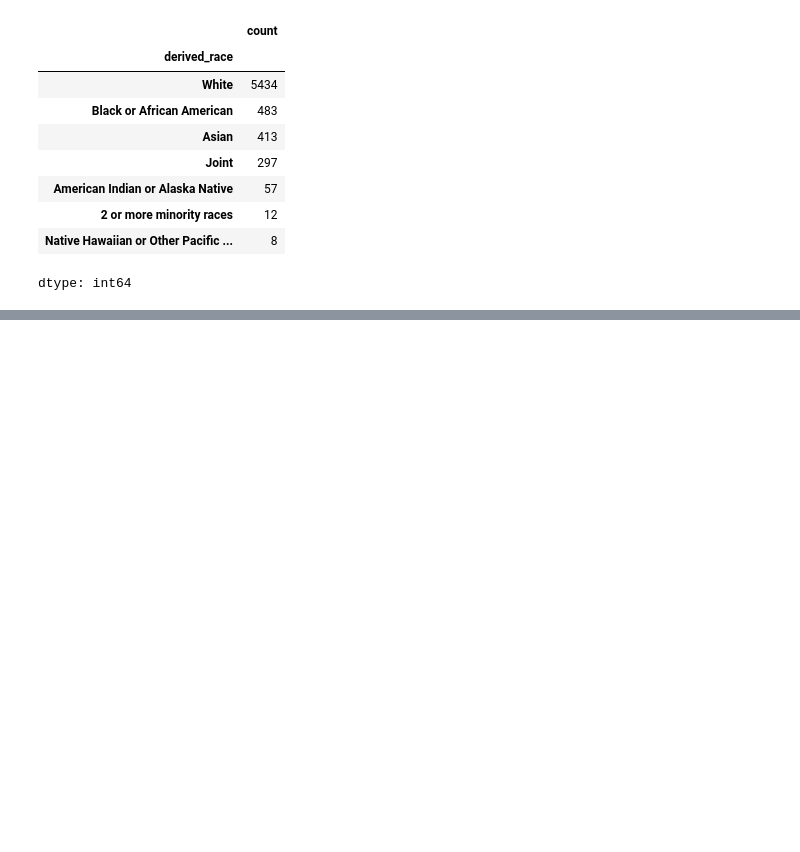
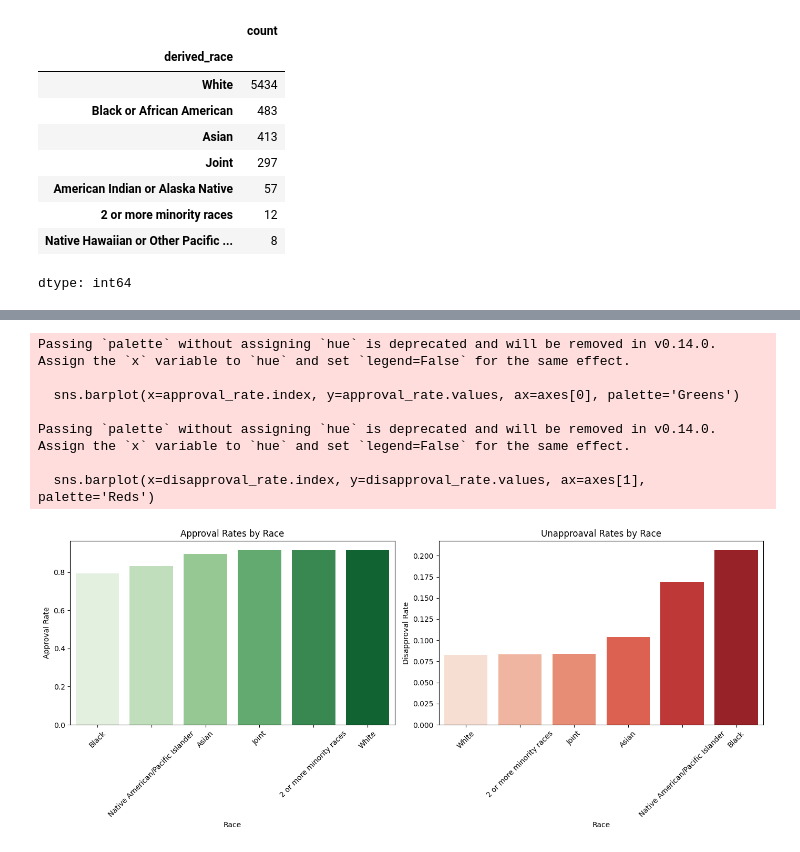
Before and after one commit to Group4-s2025/DATA-6550-Algorithms, a Jupyter notebook: Module_4_Project_Group_4.ipynb, the cells around one changed output, grey strips where cells are left out. Drawn from its saved outputs; the diff is of its cells as text; code cells hidden in the pictures; blank space fills up the shorter version.

```diff
--- a/Module_4_Project_Group_4.ipynb
+++ b/Module_4_Project_Group_4.ipynb
@@ -130,0 +132,33 @@ plt.show()
+# %%
+# Calculate the approval and disapproval rates by race
+df_ratio = df.groupby(['derived_race', 'was_approved']).size().unstack().apply(lambda x: x / x.sum(), axis=1)
+
+fig, axes = plt.subplots(1, 2, figsize=(14, 6))
+
+# Plot approval rates
+approval_rate = df_ratio[1].sort_values(ascending=True)
+sns.barplot(x=approval_rate.index, y=approval_rate.values, ax=axes[0], palette='Greens')
+axes[0].set_title('Approval Rates by Race')
+axes[0].set_xlabel('Race')
+axes[0].set_ylabel('Approval Rate')
+axes[0].tick_params(axis='x', rotation=45)
+
+# Plot disapproval rates
+disapproval_rate = df_ratio[0].sort_values(ascending=True)
+sns.barplot(x=disapproval_rate.index, y=disapproval_rate.values, ax=axes[1], palette='Reds')
+axes[1].set_title('Unapproaval Rates by Race')
+axes[1].set_xlabel('Race')
+axes[1].set_ylabel('Disapproval Rate')
+plt.xticks(rotation=45)
+
+plt.tight_layout()
+plt.show()
+# %% [output]
+Passing `palette` without assigning `hue` is deprecated and will be removed in v0.14.0. Assign the `x` variable to `hue` and set `legend=False` for the same effect.
+
+  sns.barplot(x=approval_rate.index, y=approval_rate.values, ax=axes[0], palette='Greens')
+
+Passing `palette` without assigning `hue` is deprecated and will be removed in v0.14.0. Assign the `x` variable to `hue` and set `legend=False` for the same effect.
+
+  sns.barplot(x=disapproval_rate.index, y=disapproval_rate.values, ax=axes[1], palette='Reds')
+[figure, added]
```
Also changed, not shown: parts of 5 cells of this notebook.
